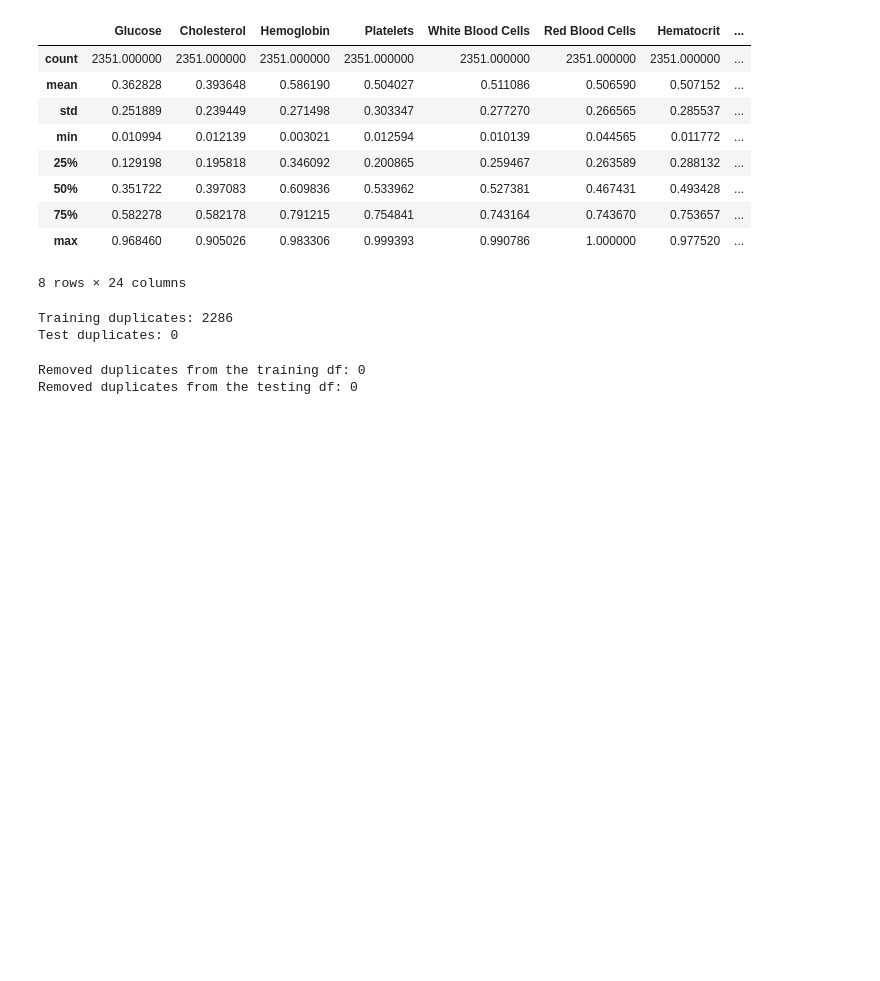
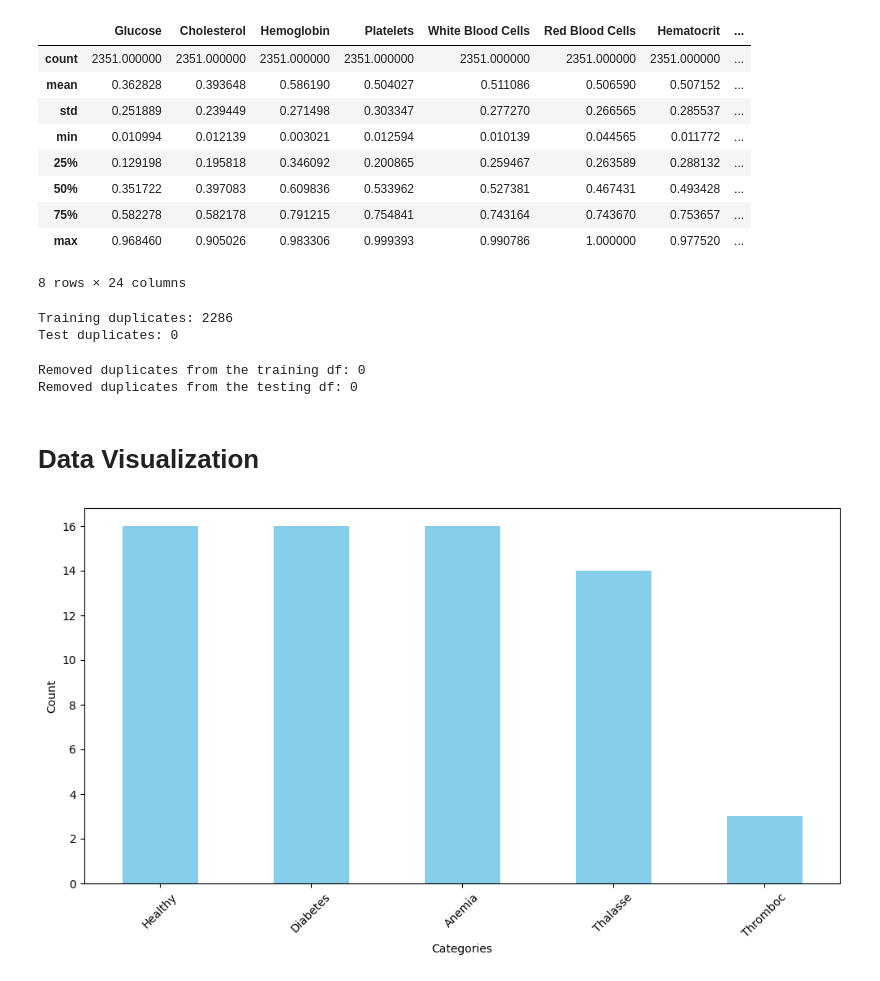
Before and after one commit to SamuelIVX/DiseasePredictionModel, a Jupyter notebook: DiseaseMLModel.ipynb, the cells around one changed output. Cells and saved outputs as stored; diff of their text form; code cells hidden in the pictures; blank space fills up the shorter version.

Commit message:
Implemented Data Visualization.

```diff
--- a/DiseaseMLModel.ipynb
+++ b/DiseaseMLModel.ipynb
@@ -121,3 +123,18 @@ print(f"Removed duplicates from the testing df: {df_clean_test.duplicated().sum(
 # %% [output]
 Removed duplicates from the training df: 0
 Removed duplicates from the testing df: 0
+# %% [markdown]
+# Data Visualization
+# %%
+column = "Disease"
+
+value_counts = df_clean_train[column].value_counts()
+
+plt.figure(figsize=(12, 6))
+value_counts.plot(kind='bar', color='skyblue')
+plt.xlabel("Categories")
+plt.ylabel("Count")
+plt.xticks(rotation=45)
+plt.show()
+# %% [output]
+[figure, added]
```
Also changed, not shown: parts of 5 cells of this notebook.
